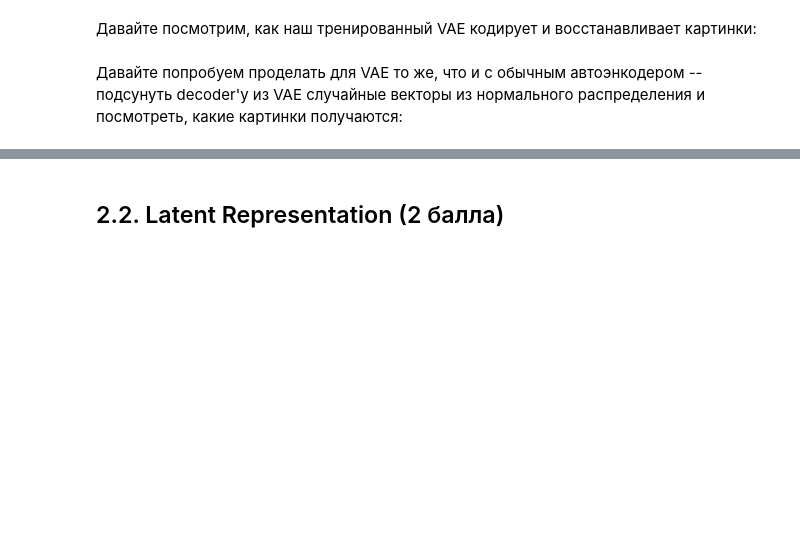
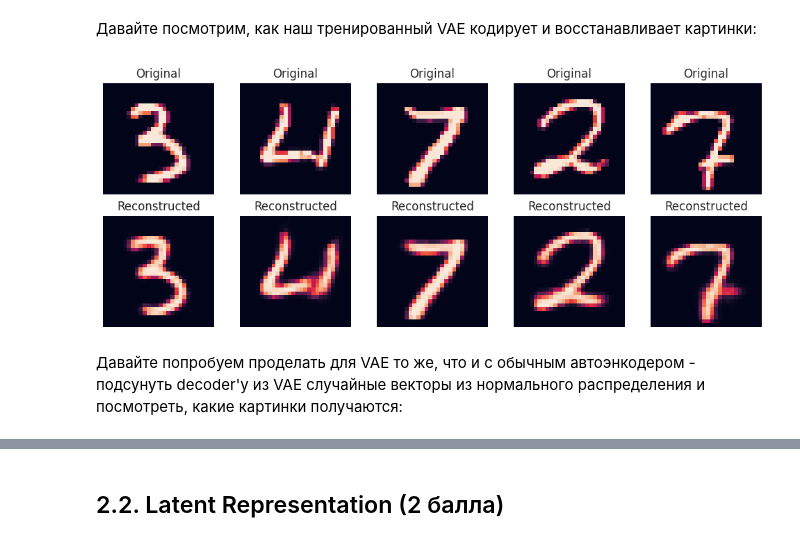
Before and after one commit to winpeperk/dls, a Jupyter notebook: week_10_AE_VAE/Homework/hw_7_autoencoders.ipynb, the cells around one changed output, grey strips where cells are left out. Drawn from its saved outputs; the diff is of its cells as text; code cells hidden in the pictures; blank space fills up the shorter version.

```diff
--- a/week_10_AE_VAE/Homework/hw_7_autoencoders.ipynb
+++ b/week_10_AE_VAE/Homework/hw_7_autoencoders.ipynb
@@ -617,2 +714,8 @@ NameError: name 'dim_code' is not defined
+# %%
+from itertools import islice # для отрисовки 2-го батча (1-й был до этого)
+
+show_reconstructions(vae, islice(test_loader, 1, None), device)
+# %% [output]
+[figure, added]
 # %% [markdown]
-Давайте попробуем проделать для VAE то же, что и с обычным автоэнкодером -- подсунуть decoder'у из VAE случайные векторы из нормального распределения и посмотреть, какие картинки получаются:
+Давайте попробуем проделать для VAE то же, что и с обычным автоэнкодером - подсунуть decoder'у из VAE случайные векторы из нормального распределения и посмотреть, какие картинки получаются:
```
Also changed, not shown: parts of 65 cells of this notebook.
